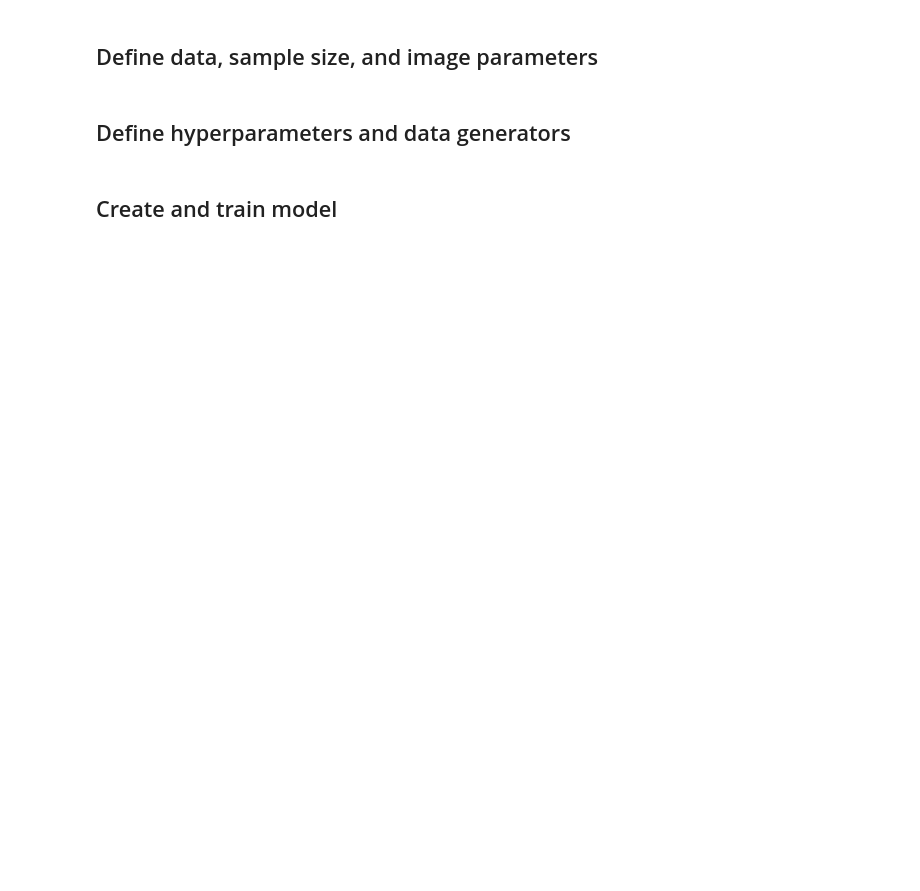
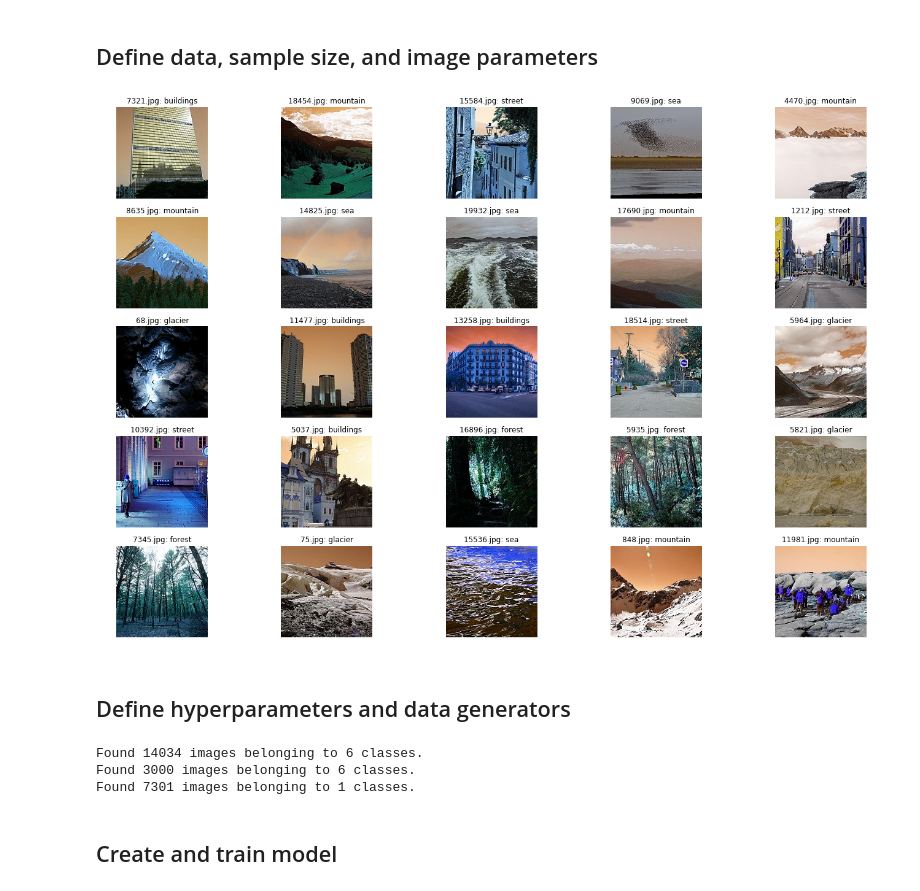
Before and after one commit to ebolotin6/iic_project, a Jupyter notebook: notebooks/kaggle_notebooks/resnet_iic_kaggle.ipynb, the cells around one changed output. Cells and saved outputs as stored; diff of their text form; code cells hidden in the pictures; blank space fills up the shorter version.

```diff
--- a/notebooks/kaggle_notebooks/resnet_iic_kaggle.ipynb
+++ b/notebooks/kaggle_notebooks/resnet_iic_kaggle.ipynb
@@ -43,16 +46,18 @@ if K.image_data_format() == 'channels_first':
 else:
     input_shape = (img_width, img_height, 3)
 # %%
-# training_imgs, labeled_training_imgs = label_images(train_data_dir, '.jpg')
-# plot_images(training_imgs, labeled_training_imgs)
+training_imgs, labeled_training_imgs = label_images(train_data_dir, '.jpg')
+plot_images(training_imgs, labeled_training_imgs)
+# %% [output]
+[figure, added]
 # %% [markdown]
 ## Define hyperparameters and data generators
 # %%
 # define model hyperparameters
-epochs = 100
+epochs = 10
 batch_size = 64
-neurons_per_layer = [128, 64]
-dropout = 0.25
+neurons_per_layer = [2048, 1024, 512]
+dropout = 0.5
 n_classes = 6
 patience = 3
 
@@ -74,6 +79,17 @@ test_data = img_augmentation.flow_from_directory(
     target_size = img_target_size,
     batch_size = batch_size,
     class_mode = 'categorical')
+
+pred_data = img_augmentation.flow_from_directory(
+    pred_data_dir,
+    target_size = img_target_size,
+    batch_size = batch_size,
+    class_mode = None,
+    shuffle = False)
+# %% [output]
+Found 14034 images belonging to 6 classes.
+Found 3000 images belonging to 6 classes.
+Found 7301 images belonging to 1 classes.
 # %% [markdown]
 ## Create and train model
 # %%
```
Also changed, not shown: parts of 11 cells of this notebook.
